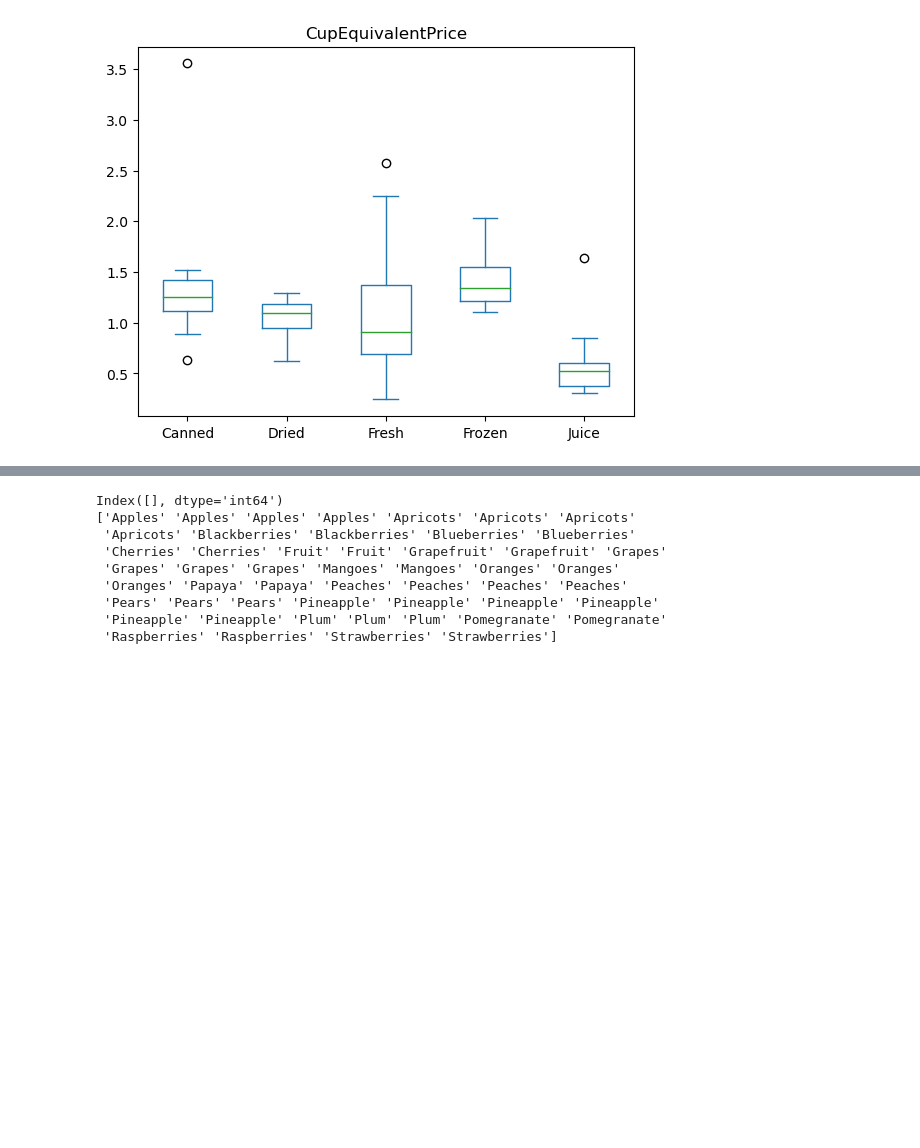
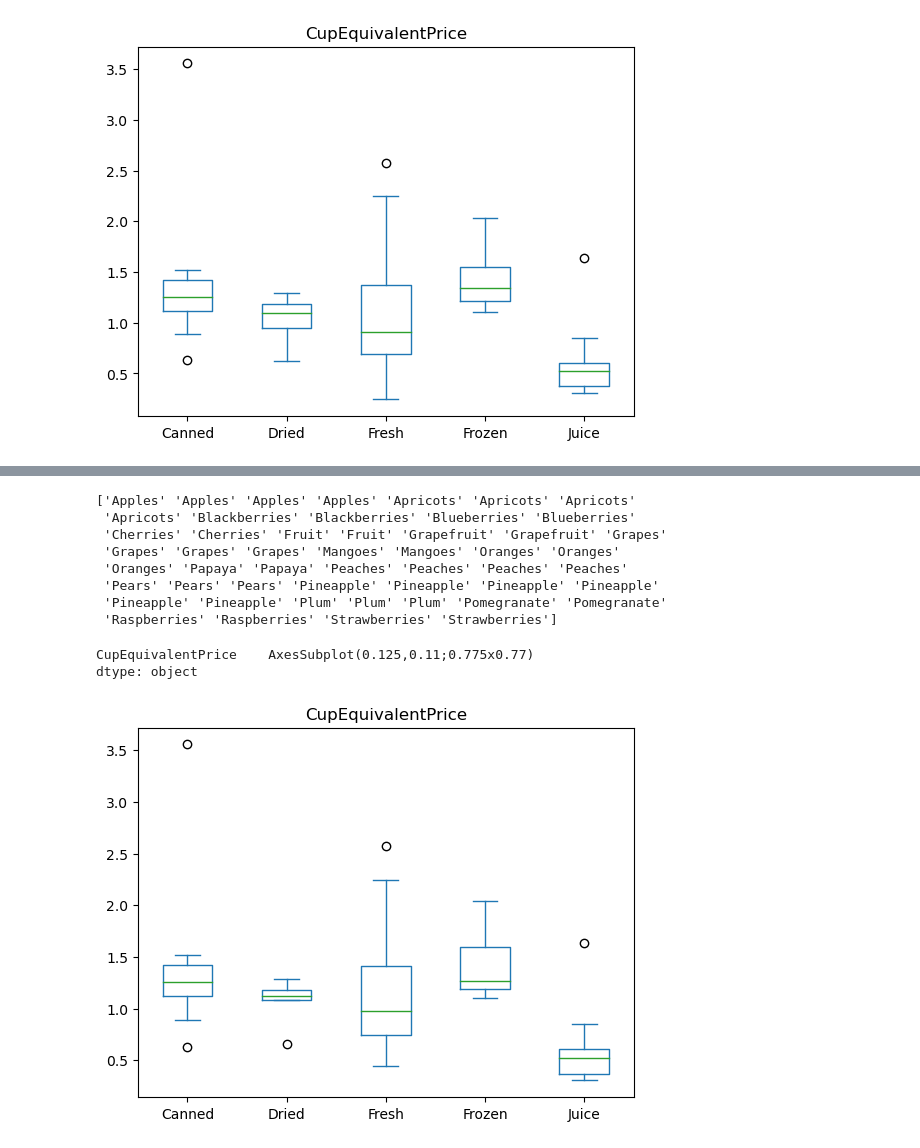
Before and after one commit to BreezeNoraTucker/FruitPrices, a Jupyter notebook: FruitCost.ipynb, the cells around one changed output, grey strips where cells are left out. Cells and saved outputs as stored; diff of their text form; code cells hidden in the pictures; blank space fills up the shorter version.

Commit message:
added initial exploration of between form within fruit comparison

```diff
--- a/FruitCost.ipynb
+++ b/FruitCost.ipynb
@@ -29,3 +29,7 @@ Index(['Fruit', 'Form', 'RetailPrice', 'RetailPriceUnit', 'Yield',
 61             0.3307            pounds              0.2429
 
 [62 rows x 8 columns]
+# %%
+data = data.drop(columns=['RetailPrice','RetailPriceUnit', 'Yield', 'CupEquivalentSize',
+       'CupEquivalentUnit'])
+print(data.columns)
@@ -93,13 +110,10 @@ for i in range(len(fruits)):
 #let's focus on fruits with at least 2 entries
 data2 = data.drop_duplicates(subset="Fruit", keep=False)
 
-print(data2.index)
 for i in data2.index:
-    print(i)
     data = data.drop(index=i)
 print(data["Fruit"].values)
 # %% [output]
-Index([], dtype='int64')
 ['Apples' 'Apples' 'Apples' 'Apples' 'Apricots' 'Apricots' 'Apricots'
  'Apricots' 'Blackberries' 'Blackberries' 'Blueberries' 'Blueberries'
  'Cherries' 'Cherries' 'Fruit' 'Fruit' 'Grapefruit' 'Grapefruit' 'Grapes'
@@ -110,0 +128,6 @@ Index([], dtype='int64')
+# %%
+data.plot.box(column=["CupEquivalentPrice"], by="Form")
+# %% [output]
+CupEquivalentPrice    AxesSubplot(0.125,0.11;0.775x0.77)
+dtype: object
+[figure, added]
```
Also changed, not shown: parts of 5 cells of this notebook.
